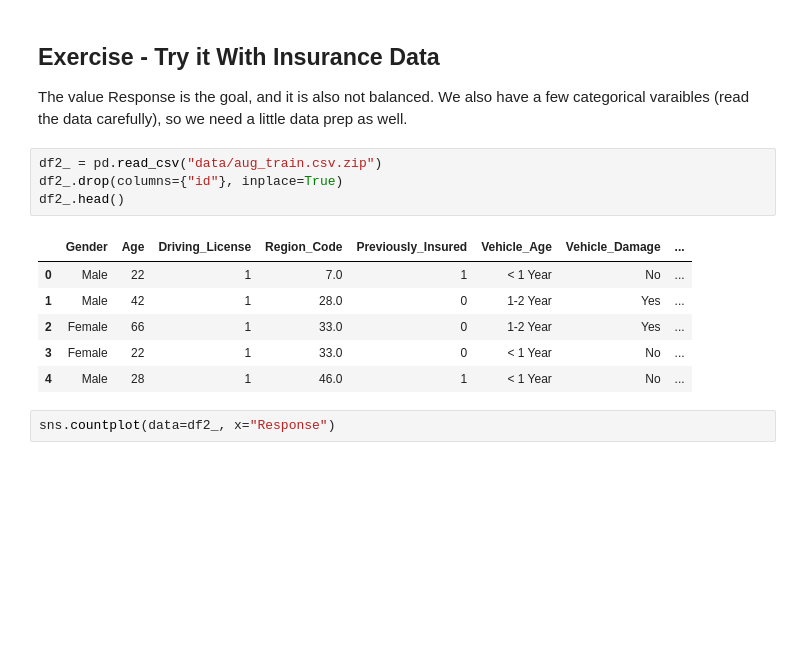
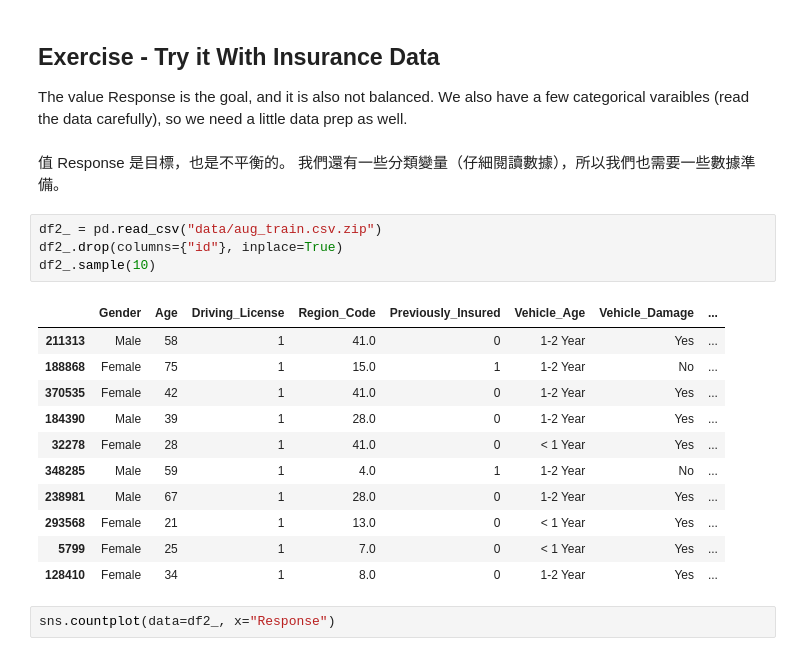
Before and after one commit to twelsah2011/Basic_Stats_in_Python_Student_Workbooks, a Jupyter notebook: 027_Imbalanced_Dataset_Regression_sol.ipynb, the cells around one changed output. Saved outputs shown, nothing was run; the diff lists cells and outputs as text; blank space fills up the shorter version.

```diff
--- a/027_Imbalanced_Dataset_Regression_sol.ipynb
+++ b/027_Imbalanced_Dataset_Regression_sol.ipynb
@@ -532,17 +671,24 @@ Lastly on this part, we can see that the mechanics of building models is <i>most
 ## Exercise - Try it With Insurance Data
 
 The value Response is the goal, and it is also not balanced. We also have a few categorical varaibles (read the data carefully), so we need a little data prep as well.
+# %% [markdown]
+值 Response 是目標，也是不平衡的。 我們還有一些分類變量（仔細閱讀數據），所以我們也需要一些數據準備。
 # %%
 df2_ = pd.read_csv("data/aug_train.csv.zip")
 df2_.drop(columns={"id"}, inplace=True)
-df2_.head()
+df2_.sample(10)
 # %% [output]
 |  | Gender | Age | Driving_License | Region_Code | Previously_Insured | Vehicle_Age | Vehicle_Damage | ... |
-| 0 | Male | 22 | 1 | 7.0 | 1 | < 1 Year | No | ... |
-| 1 | Male | 42 | 1 | 28.0 | 0 | 1-2 Year | Yes | ... |
-| 2 | Female | 66 | 1 | 33.0 | 0 | 1-2 Year | Yes | ... |
-| 3 | Female | 22 | 1 | 33.0 | 0 | < 1 Year | No | ... |
-| 4 | Male | 28 | 1 | 46.0 | 1 | < 1 Year | No | ... |
+| 211313 | Male | 58 | 1 | 41.0 | 0 | 1-2 Year | Yes | ... |
+| 188868 | Female | 75 | 1 | 15.0 | 1 | 1-2 Year | No | ... |
+| 370535 | Female | 42 | 1 | 41.0 | 0 | 1-2 Year | Yes | ... |
+| 184390 | Male | 39 | 1 | 28.0 | 0 | 1-2 Year | Yes | ... |
+| 32278 | Female | 28 | 1 | 41.0 | 0 | < 1 Year | Yes | ... |
+| 348285 | Male | 59 | 1 | 4.0 | 1 | 1-2 Year | No | ... |
+| 238981 | Male | 67 | 1 | 28.0 | 0 | 1-2 Year | Yes | ... |
+| 293568 | Female | 21 | 1 | 13.0 | 0 | < 1 Year | Yes | ... |
+| 5799 | Female | 25 | 1 | 7.0 | 0 | < 1 Year | Yes | ... |
+| 128410 | Female | 34 | 1 | 8.0 | 0 | 1-2 Year | Yes | ... |
 # %%
 sns.countplot(data=df2_, x="Response")
 # %% [output]
```
Also changed, not shown: parts of 9 cells of this notebook, 5 other files.
